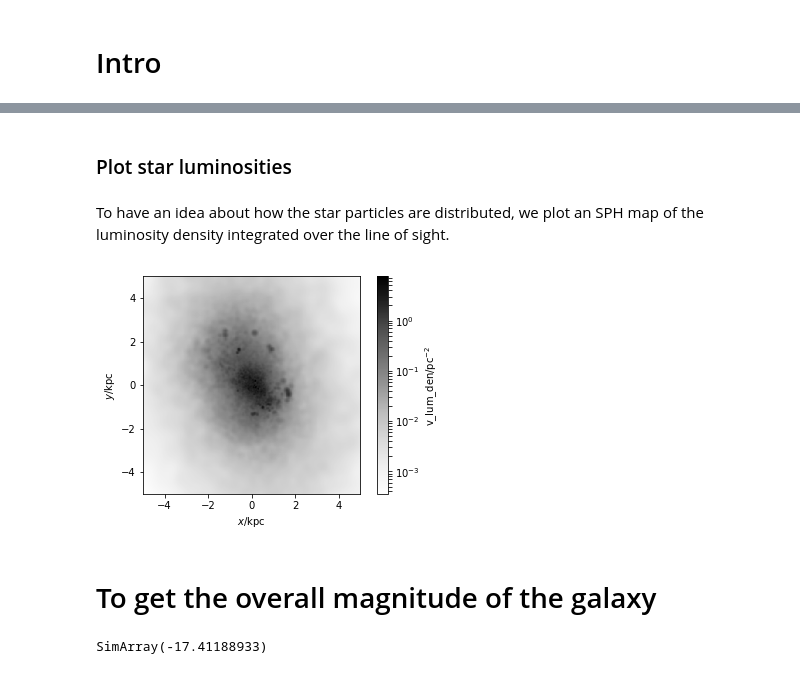
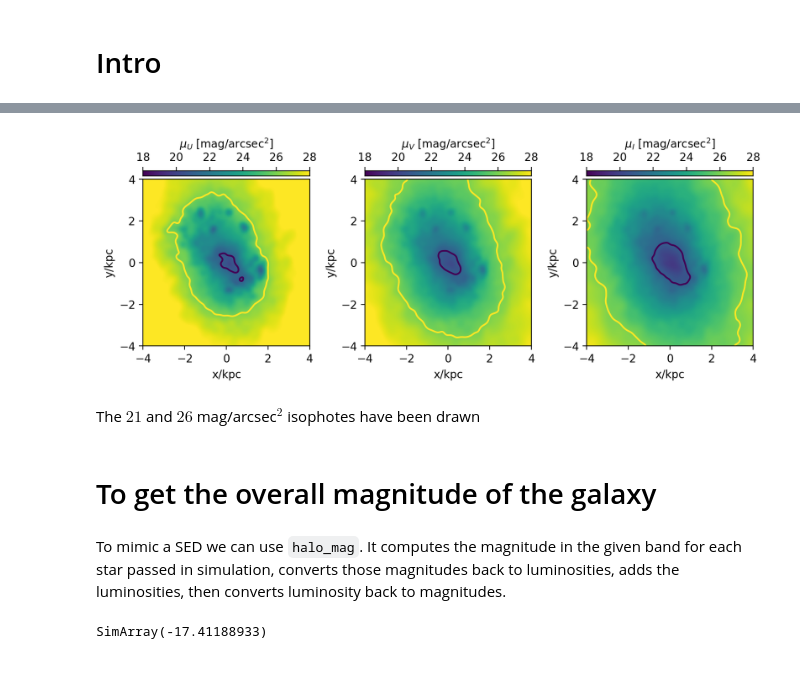
Before and after one commit to elehcim/simulation, a Jupyter notebook: notebooks/Integrated magnitudes.ipynb, the cells around one changed output, grey strips where cells are left out. Drawn from its saved outputs; the diff is of its cells as text; code cells hidden in the pictures.

```diff
--- a/notebooks/Integrated magnitudes.ipynb
+++ b/notebooks/Integrated magnitudes.ipynb
@@ -20,16 +14,20 @@ ax.set_title("Gas column density");
-# %% [markdown]
-### Plot star luminosities
-# %% [markdown]
-To have an idea about how the star particles are distributed, we plot an SPH map of the luminosity density integrated over the line of sight.
-# %%
-# to avoid problems with the following function we set a big boxsize
-s.properties['boxsize'] = pynbody.units.Unit("100 Mpc")
-pynbody.plot.sph.image(s.star, qty="v_lum_den", units="pc**-2",
-                       width=10, cmap="Greys", log=True);
-# %% [output]
-[figure, removed]
+# %%
+pynbody.analysis.halo.center(s.star)
+fig = plt.figure(figsize=(10, 4), dpi=200)
+grid = AxesGrid(fig, 111, nrows_ncols=(1, 3), axes_pad=0.7, label_mode="all",
+                cbar_mode="each", cbar_location="top", cbar_size="3%", cbar_pad="2%")
+for i, band in enumerate(['u','v','i']):
+    surface_brightness(s.star, band=band, width=8, resolution=500,
+                       isophotes=(21, 26), label_contour=False, gaussian_sigma=0.1,
+                       subplot=grid[i], cax=grid.cbar_axes[i], vmin=18, vmax=28)
+# %% [output]
+[figure, added]
+# %% [markdown]
+The $21$ and $26$ mag/arcsec$^2$ isophotes have been drawn
 # %% [markdown]
 # To get the overall magnitude of the galaxy
+# %% [markdown]
+To mimic a SED we can use `halo_mag`. It computes the magnitude in the given band for each star passed in simulation, converts those magnitudes back to luminosities, adds the luminosities, then converts luminosity back to magnitudes.
 # %%
 pynbody.analysis.luminosity.halo_mag(s, band='v')
 # %% [output]
```
Also changed, not shown: parts of 9 cells of this notebook, 1 other file.
